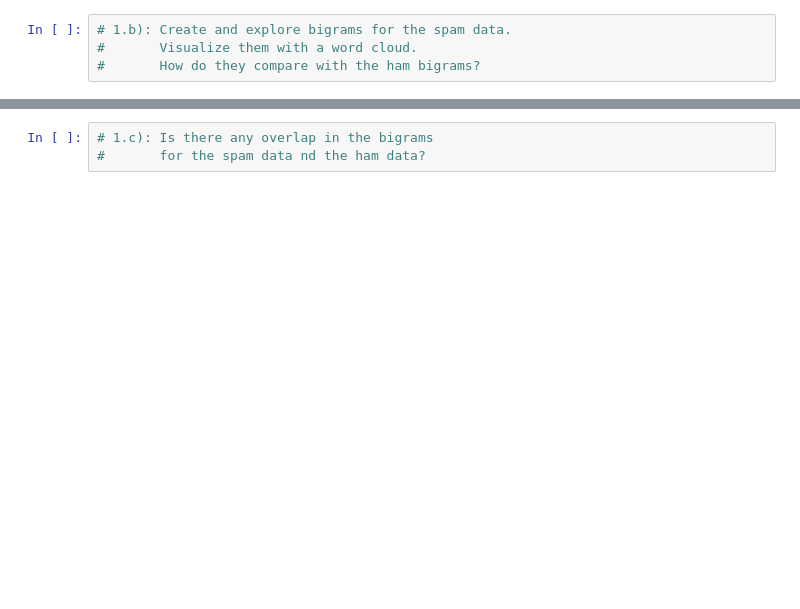
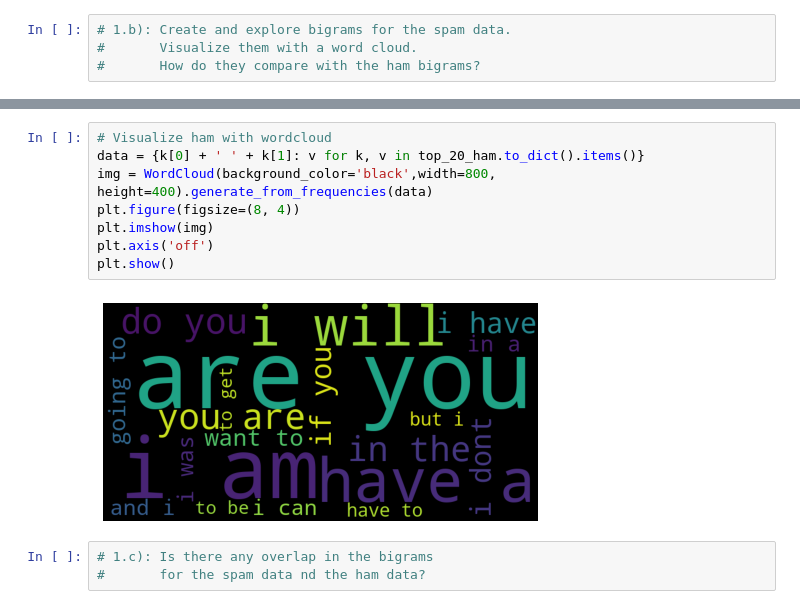
Before and after one commit to nicholas-dougherty/natural-language-processing-exercises, a Jupyter notebook: explore.ipynb, the cells around one changed output, grey strips where cells are left out. Cells and saved outputs as stored; diff of their text form; blank space fills up the shorter version.

```diff
--- a/explore.ipynb
+++ b/explore.ipynb
@@ -63,3 +151,13 @@ See Full Dataframe in Mito
+# %%
+# Visualize ham with wordcloud
+data = {k[0] + ' ' + k[1]: v for k, v in top_20_ham.to_dict().items()}
+img = WordCloud(background_color='black',width=800, height=400).generate_from_frequencies(data)
+plt.figure(figsize=(8, 4))
+plt.imshow(img)
+plt.axis('off')
+plt.show()
+# %% [output]
+[figure, added]
 # %%
 # 1.c): Is there any overlap in the bigrams
 #       for the spam data nd the ham data?
```
Also changed, not shown: parts of 16 cells of this notebook.
